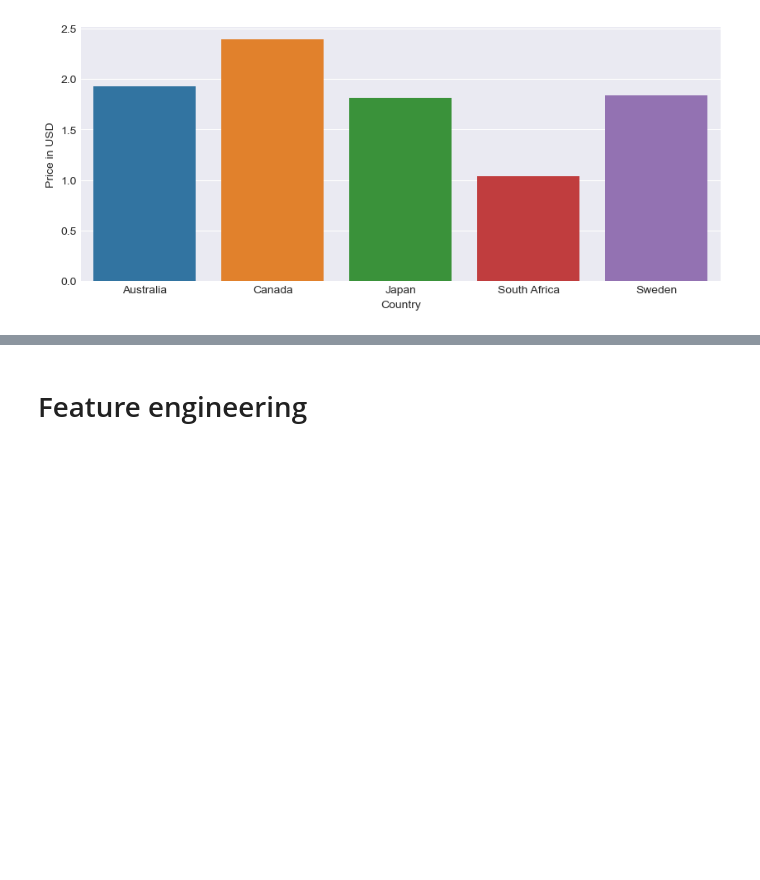
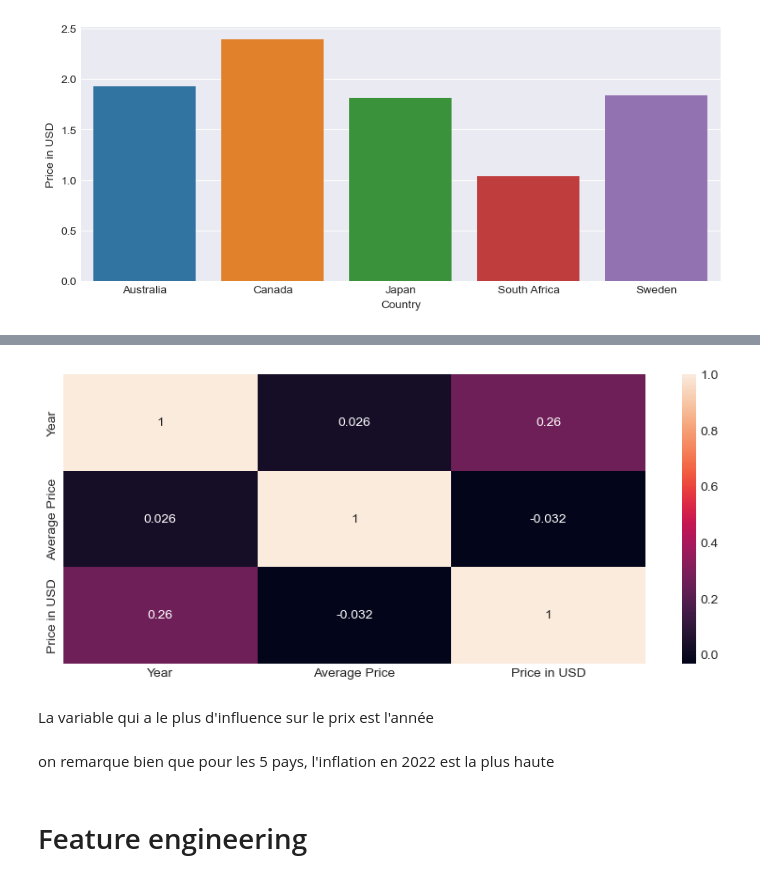
Before and after one commit to Hajoura91coding/Vital_Food_costs_5countries_2018_2022, a Jupyter notebook: Food_prices.ipynb, the cells around one changed output, grey strips where cells are left out. Drawn from its saved outputs; the diff is of its cells as text; code cells hidden in the pictures; blank space fills up the shorter version.

```diff
--- a/Food_prices.ipynb
+++ b/Food_prices.ipynb
@@ -302,3 +351,19 @@ plt.show()
+# %%
+plt.figure(figsize=(10,4))
+# Change the style of plot
+plt.style.use('seaborn-darkgrid')
+# Create a color palette
+palette = plt.get_cmap('Set1')
+
+sns.heatmap(data=agg2.select_dtypes(include=['int64','float64']).corr(), annot=True)
+
+plt.show()
+# %% [output]
+[figure, added]
+# %% [markdown]
+La variable qui a le plus d'influence sur le prix est l'année
+# %% [markdown]
+on remarque bien que pour les 5 pays, l'inflation en 2022 est la plus haute
 # %% [markdown]
 # Feature engineering
 # %% [markdown]
```
Also changed, not shown: parts of 15 cells of this notebook, 2 other files.
